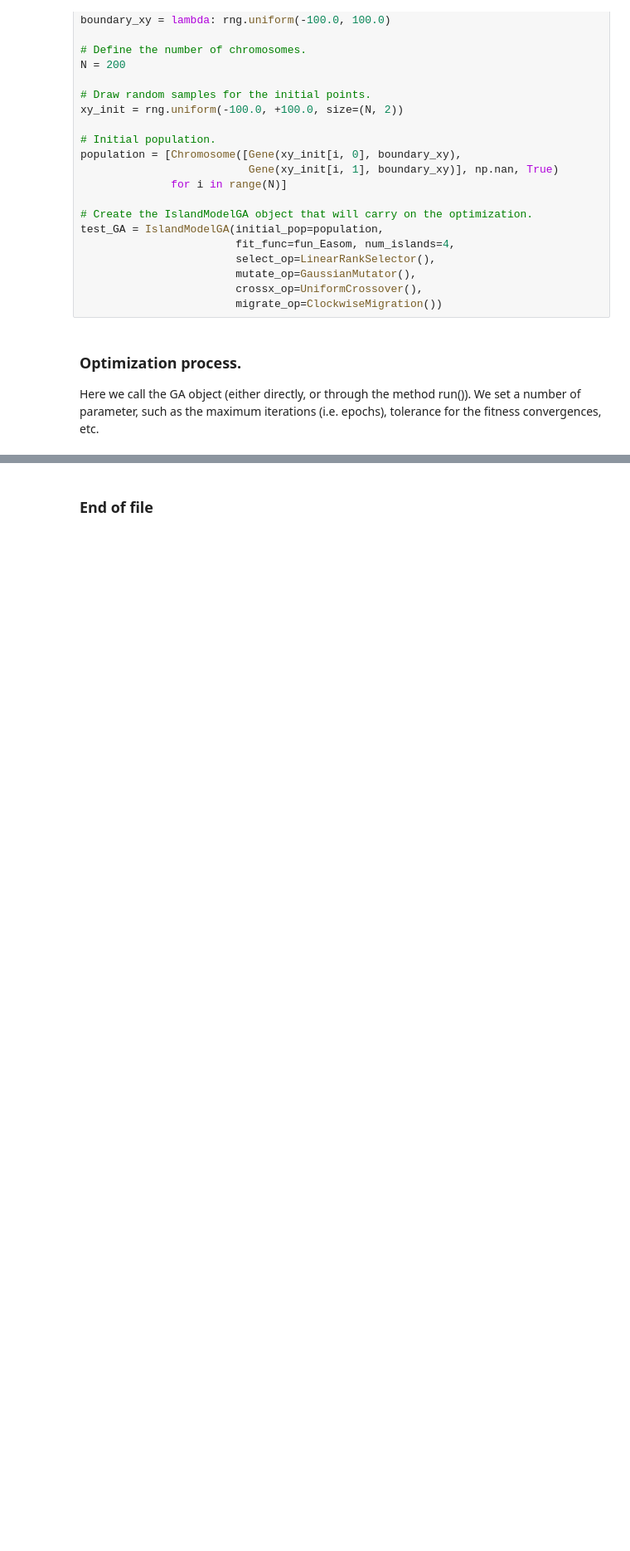
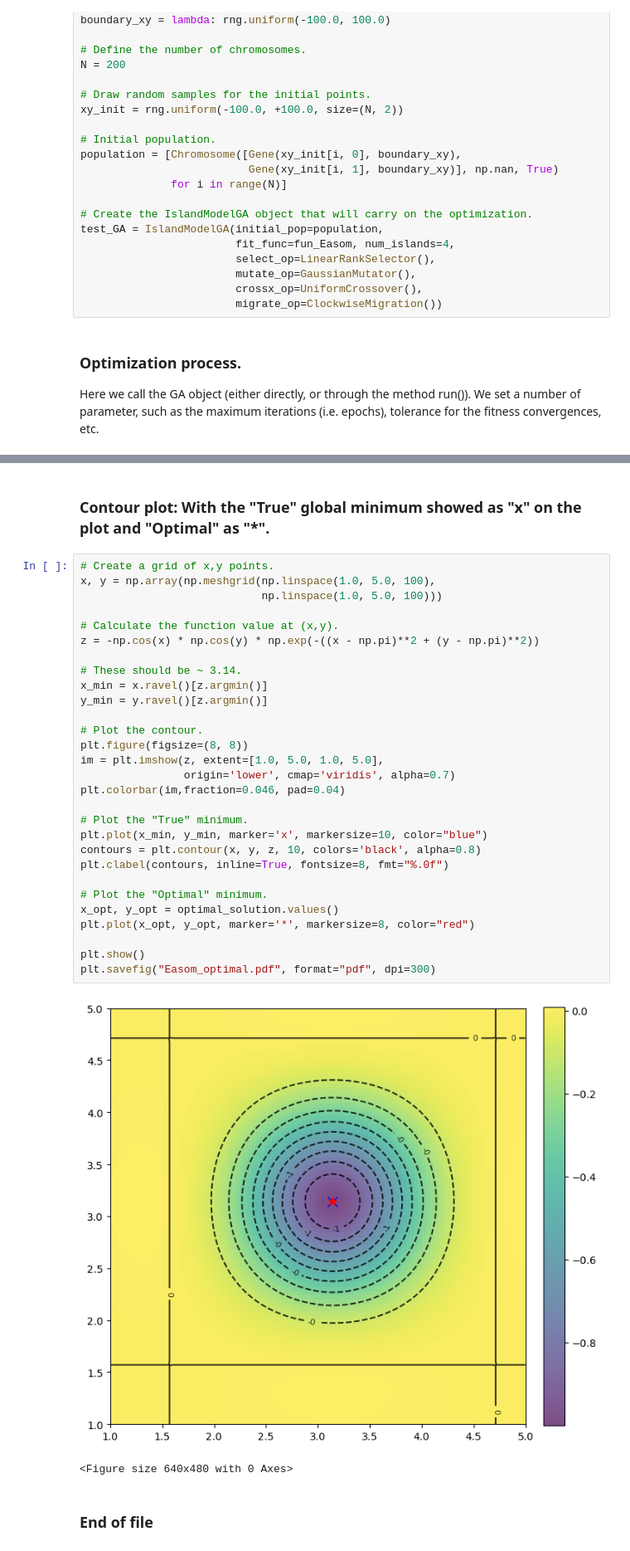
Before and after one commit to vrettasm/PyGeneticAlgorithms, a Jupyter notebook: examples/easom_in_parallel.ipynb, the cells around one changed output, grey strips where cells are left out. Shown at 83% size. Cells and saved outputs as stored; diff of their text form; blank space fills up the shorter version.

Commit message:
Added plot to Easom example.

```diff
--- a/examples/easom_in_parallel.ipynb
+++ b/examples/easom_in_parallel.ipynb
@@ -156,2 +157,36 @@ x1 = 3.14120
+# %% [markdown]
+### Contour plot: With the "True" global minimum showed as "x" on the plot and "Optimal" as "*".
+# %%
+# Create a grid of x,y points.
+x, y = np.array(np.meshgrid(np.linspace(1.0, 5.0, 100),
+                            np.linspace(1.0, 5.0, 100)))
+
+# Calculate the function value at (x,y).
+z = -np.cos(x) * np.cos(y) * np.exp(-((x - np.pi)**2 + (y - np.pi)**2))
+
+# These should be ~ 3.14.
+x_min = x.ravel()[z.argmin()]
+y_min = y.ravel()[z.argmin()]
+
+# Plot the contour.
+plt.figure(figsize=(8, 8))
+im = plt.imshow(z, extent=[1.0, 5.0, 1.0, 5.0],
+                origin='lower', cmap='viridis', alpha=0.7)
+plt.colorbar(im,fraction=0.046, pad=0.04)
+
+# Plot the "True" minimum.
+plt.plot(x_min, y_min, marker='x', markersize=10, color="blue")
+contours = plt.contour(x, y, z, 10, colors='black', alpha=0.8)
+plt.clabel(contours, inline=True, fontsize=8, fmt="%.0f")
+
+# Plot the "Optimal" minimum.
+x_opt, y_opt = optimal_solution.values()
+plt.plot(x_opt, y_opt, marker='*', markersize=8, color="red")
+
+plt.show()
+plt.savefig("Easom_optimal.pdf", format="pdf", dpi=300)
+# %% [output]
+[figure, added]
+<Figure size 640x480 with 0 Axes>
 # %% [markdown]
 ### End of file
```
Also changed, not shown: parts of 3 cells of this notebook.
